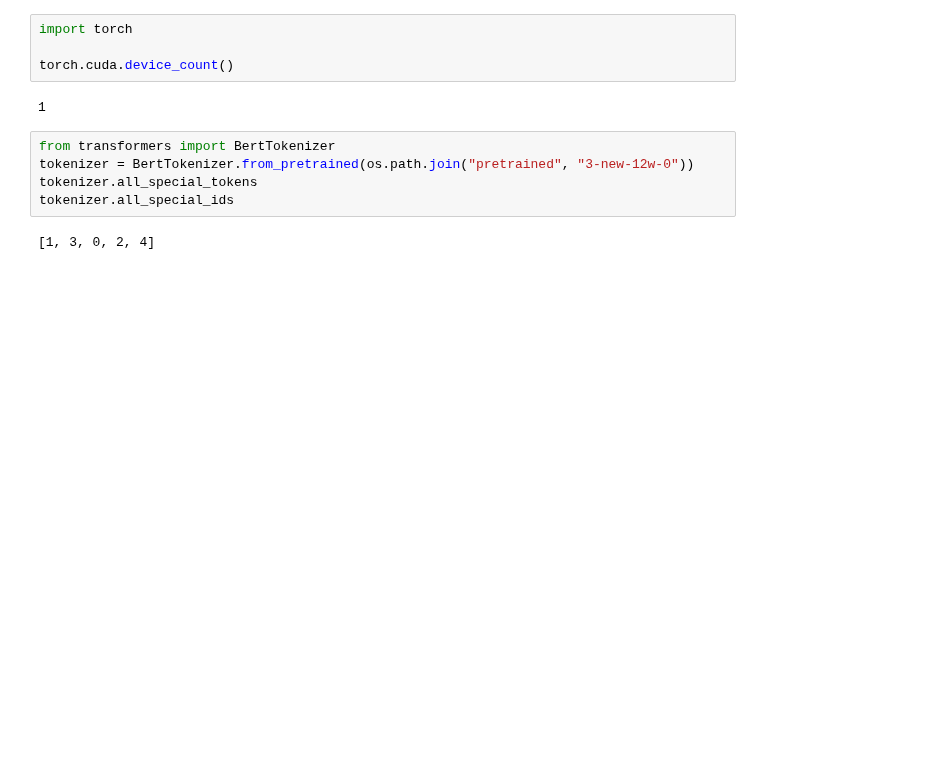
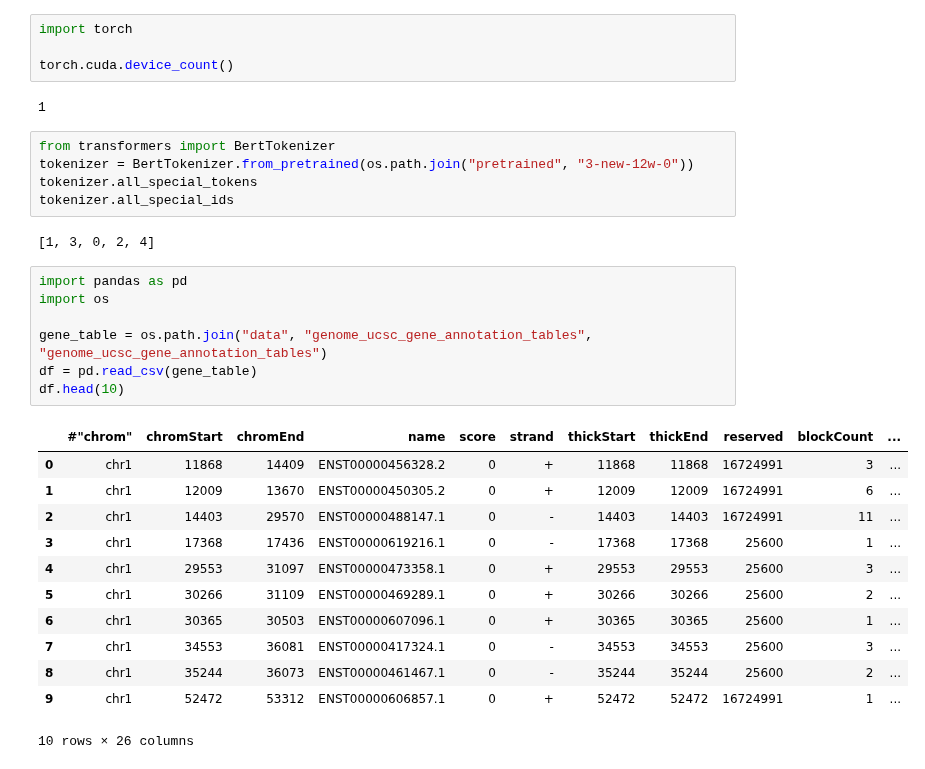
Before and after one commit to anwari32/sequence-processing, a Jupyter notebook: notebook.ipynb, the cells around one changed output. Saved outputs shown, nothing was run; the diff lists cells and outputs as text; blank space fills up the shorter version.

```diff
--- a/notebook.ipynb
+++ b/notebook.ipynb
@@ -120,3 +120,23 @@ tokenizer.all_special_tokens
 tokenizer.all_special_ids
 # %% [output]
 [1, 3, 0, 2, 4]
+# %%
+import pandas as pd
+import os
+
+gene_table = os.path.join("data", "genome_ucsc_gene_annotation_tables", "genome_ucsc_gene_annotation_tables")
+df = pd.read_csv(gene_table)
+df.head(10)
+# %% [output]
+|  | #"chrom" | chromStart | chromEnd | name | score | strand | thickStart | thickEnd | reserved | blockCount | ... |
+| 0 | chr1 | 11868 | 14409 | ENST00000456328.2 | 0 | + | 11868 | 11868 | 16724991 | 3 | ... |
+| 1 | chr1 | 12009 | 13670 | ENST00000450305.2 | 0 | + | 12009 | 12009 | 16724991 | 6 | ... |
+| 2 | chr1 | 14403 | 29570 | ENST00000488147.1 | 0 | - | 14403 | 14403 | 16724991 | 11 | ... |
+| 3 | chr1 | 17368 | 17436 | ENST00000619216.1 | 0 | - | 17368 | 17368 | 25600 | 1 | ... |
+| 4 | chr1 | 29553 | 31097 | ENST00000473358.1 | 0 | + | 29553 | 29553 | 25600 | 3 | ... |
+| 5 | chr1 | 30266 | 31109 | ENST00000469289.1 | 0 | + | 30266 | 30266 | 25600 | 2 | ... |
+| 6 | chr1 | 30365 | 30503 | ENST00000607096.1 | 0 | + | 30365 | 30365 | 25600 | 1 | ... |
+| 7 | chr1 | 34553 | 36081 | ENST00000417324.1 | 0 | - | 34553 | 34553 | 25600 | 3 | ... |
+| 8 | chr1 | 35244 | 36073 | ENST00000461467.1 | 0 | - | 35244 | 35244 | 25600 | 2 | ... |
+| 9 | chr1 | 52472 | 53312 | ENST00000606857.1 | 0 | + | 52472 | 52472 | 16724991 | 1 | ... |
+10 rows × 26 columns
```
Also changed, not shown: parts of 2 cells of this notebook, 6 other files.
